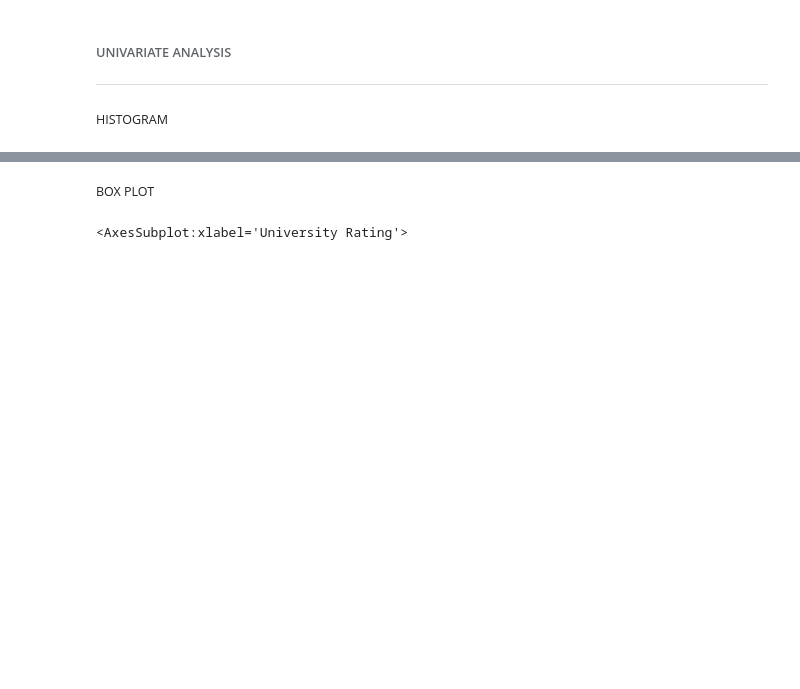
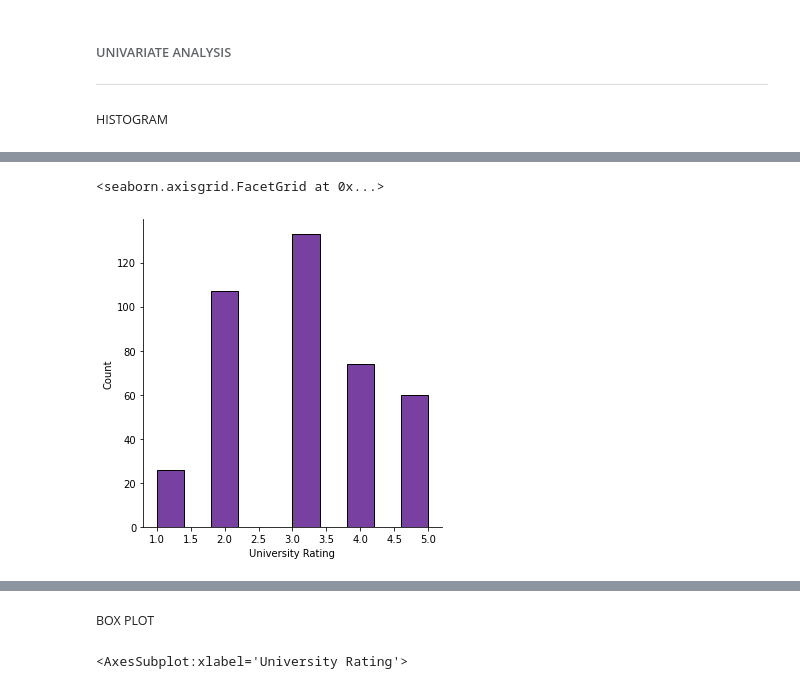
Before and after one commit to IBM-EPBL/IBM-Project-38189-1660374589, a Jupyter notebook: Project Folder/University Admission Prediction.ipynb, the cells around one changed output, grey strips where cells are left out. Cells and saved outputs as stored; diff of their text form; code cells hidden in the pictures; blank space fills up the shorter version.

```diff
--- a/Project Folder/University Admission Prediction.ipynb
+++ b/Project Folder/University Admission Prediction.ipynb
@@ -63,0 +101,5 @@ sns.displot(c,color="green")
+# %%
+sns.displot(data["University Rating"],color='indigo')
+# %% [output]
+<seaborn.axisgrid.FacetGrid at 0x...>
+[figure, added]
```
Also changed, not shown: parts of 31 cells of this notebook, 1 other file.
